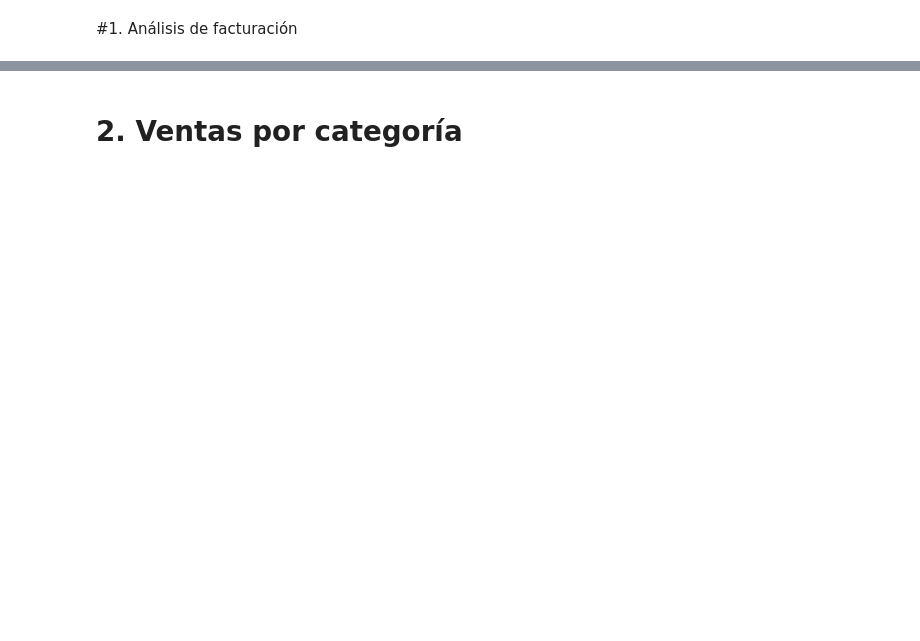
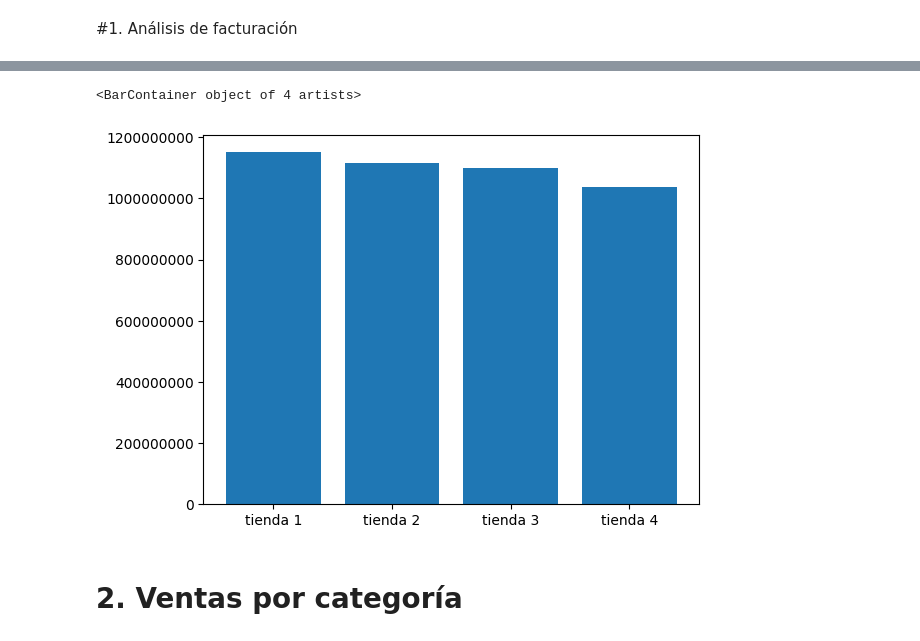
Before and after one commit to mluiso/alura-challenge-ds-1, a Jupyter notebook: AluraStoreLatam.ipynb, the cells around one changed output, grey strips where cells are left out. Cells and saved outputs as stored; diff of their text form; code cells hidden in the pictures; blank space fills up the shorter version.

```diff
--- a/AluraStoreLatam.ipynb
+++ b/AluraStoreLatam.ipynb
@@ -44,5 +52,11 @@ Total de facturación tienda 1: $1038375700.0
 Total de facturación tienda 2: $1116343500.0
 Total de facturación tienda 3: $1098019600.0
 Total de facturación tienda 4: $1038375700.0
+# %%
+plt.ticklabel_format(style='plain', useOffset=False, axis='y')
+plt.bar(list(tienda_fc.keys()),list(tienda_fc.values()))
+# %% [output]
+<BarContainer object of 4 artists>
+[figure, added]
 # %% [markdown]
 # 2. Ventas por categoría
```
Also changed, not shown: parts of 5 cells of this notebook.
